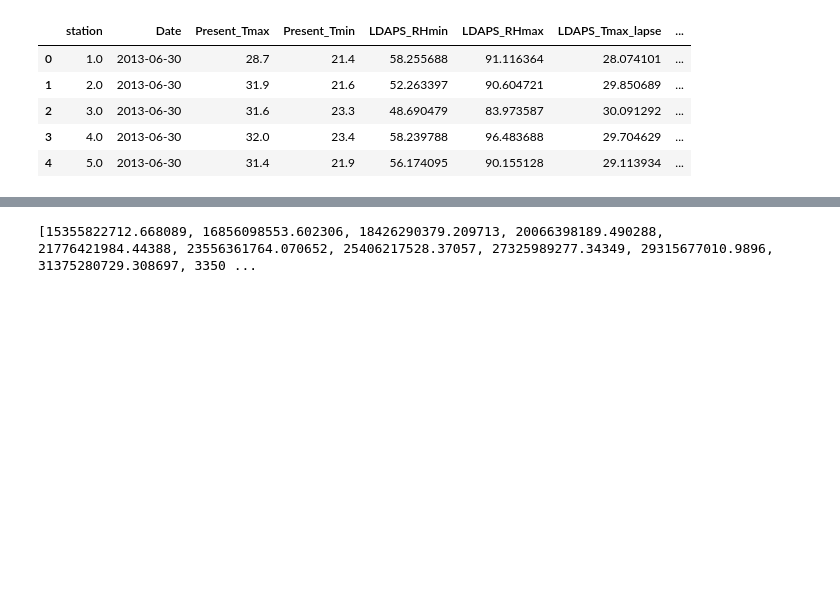
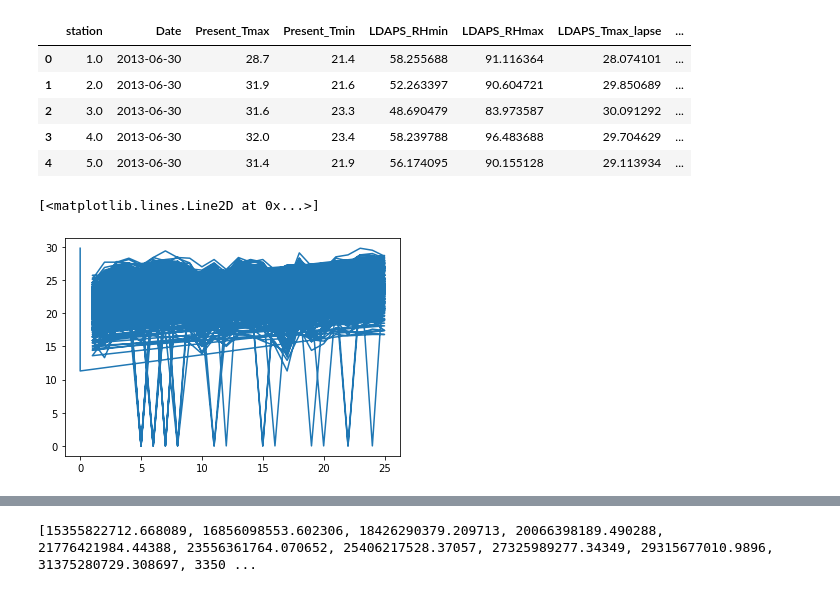
Before and after one commit to afroz1101/j-component-assignment1, a Jupyter notebook: Untitled4.ipynb, the cells around one changed output, grey strips where cells are left out. Drawn from its saved outputs; the diff is of its cells as text; code cells hidden in the pictures; blank space fills up the shorter version.

```diff
--- a/Untitled4.ipynb
+++ b/Untitled4.ipynb
@@ -96,0 +31,8 @@ x22=x22.fillna(0)
+# %%
+x1=data['station']
+x1=x1.fillna(0)
+from matplotlib import pyplot as pt
+pt.plot(x1,y)
+# %% [output]
+[<matplotlib.lines.Line2D at 0x...>]
+[figure, added]
```
Also changed, not shown: parts of 43 cells of this notebook.
